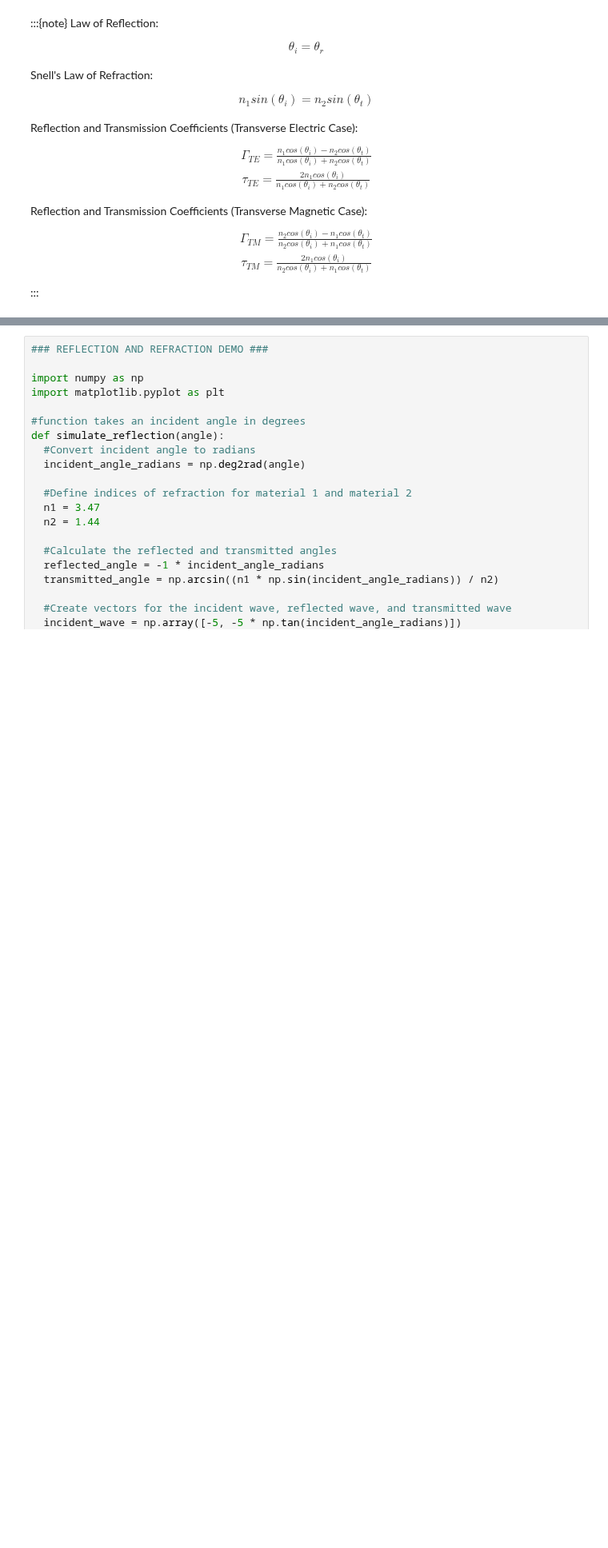
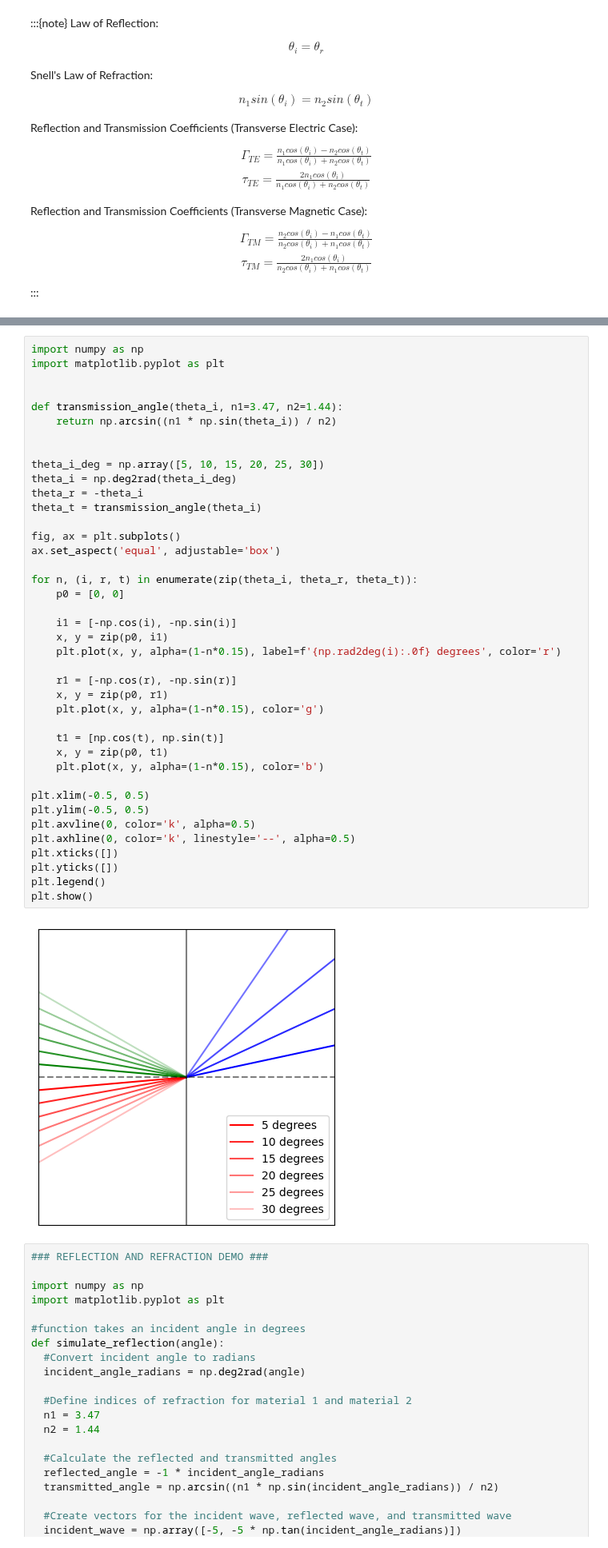
Before and after one commit to BYUCamachoLab/Photonics-Bootcamp, a Jupyter notebook: book/pages/waveguides_tir.ipynb, the cells around one changed output, grey strips where cells are left out. Shown at 80% size. Saved outputs shown, nothing was run; the diff lists cells and outputs as text; blank space fills up the shorter version.

```diff
--- a/book/pages/waveguides_tir.ipynb
+++ b/book/pages/waveguides_tir.ipynb
@@ -46,6 +46,48 @@ Reflection and Transmission Coefficients (Transverse Magnetic Case):
 The python code below demonstrates the principle of oblique reflection and transmission. The red vector represents the propagation of the incident wave. The green vector represents the propagation of the reflected wave, and the blue vector represents the propagation of the transmitted wave. The refractive indices of the first and second material are set to 3.47 (the refractive index of silicon) and 1.44 (the refractive index of silicon dioxide). These indices correspond to the indices of refraction for an SOI waveguide. The boundary between the two materials is represented by the vertical line at x = 0. Material 1 is represented by the area left of the boundary line, and material 2 is represented by the area right of the boundary line. Observe how the reflected and transmitted wave vectors change with incident angles of 10 degrees, 15 degrees, 20 degrees, and 25 degrees.
 
 If you'd like, copy the code and experiment by calling the simulation function with different angles of incidence, or by changing the refractive indices n1 and n2.
+# %%
+import numpy as np
+import matplotlib.pyplot as plt
+
+
+def transmission_angle(theta_i, n1=3.47, n2=1.44):
+    return np.arcsin((n1 * np.sin(theta_i)) / n2)
+
+
+theta_i_deg = np.array([5, 10, 15, 20, 25, 30])
+theta_i = np.deg2rad(theta_i_deg)
+theta_r = -theta_i
+theta_t = transmission_angle(theta_i)
+
+fig, ax = plt.subplots()
+ax.set_aspect('equal', adjustable='box')
+
+for n, (i, r, t) in enumerate(zip(theta_i, theta_r, theta_t)):
+    p0 = [0, 0]
+
+    i1 = [-np.cos(i), -np.sin(i)]
+    x, y = zip(p0, i1)
+    plt.plot(x, y, alpha=(1-n*0.15), label=f'{np.rad2deg(i):.0f} degrees', color='r')
+
+    r1 = [-np.cos(r), -np.sin(r)]
+    x, y = zip(p0, r1)
+    plt.plot(x, y, alpha=(1-n*0.15), color='g')
+
+    t1 = [np.cos(t), np.sin(t)]
+    x, y = zip(p0, t1)
+    plt.plot(x, y, alpha=(1-n*0.15), color='b')
+
+plt.xlim(-0.5, 0.5)
+plt.ylim(-0.5, 0.5)
+plt.axvline(0, color='k', alpha=0.5)
+plt.axhline(0, color='k', linestyle='--', alpha=0.5)
+plt.xticks([])
+plt.yticks([])
+plt.legend()
+plt.show()
+# %% [output]
+[figure, added]
 # %%
 ### REFLECTION AND REFRACTION DEMO ###
 
```
Also changed, not shown: parts of 3 cells of this notebook, 17 other files.
